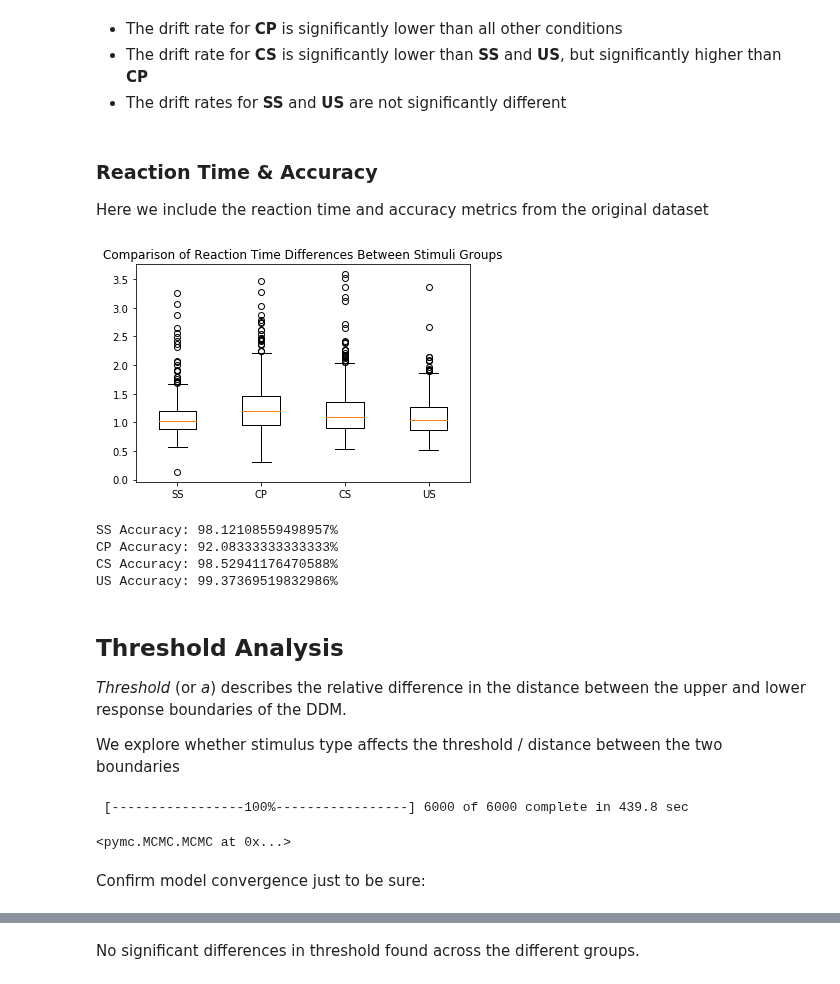
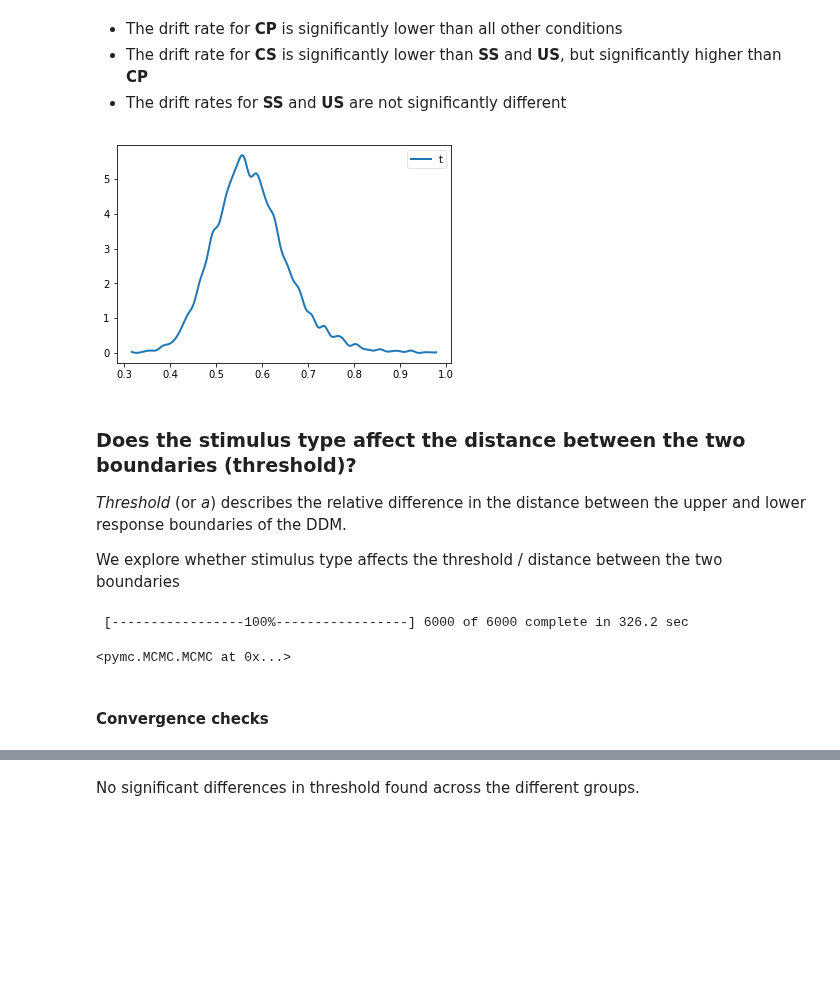
Before and after one commit to CPernet/LanguageDecision, a Jupyter notebook: language_decision/analysis_pilot.ipynb, the cells around one changed output, grey strips where cells are left out. Cells and saved outputs as stored; diff of their text form; code cells hidden in the pictures; blank space fills up the shorter version.

```diff
--- a/language_decision/analysis_pilot.ipynb
+++ b/language_decision/analysis_pilot.ipynb
@@ -127,52 +147,30 @@ P(CP > CS) = 0.00100334448161
 - The drift rate for **CP** is significantly lower than all other conditions
 - The drift rate for **CS** is significantly lower than **SS** and **US**, but significantly higher than **CP**
 - The drift rates for **SS** and **US** are not significantly different
-# %% [markdown]
-### Reaction Time & Accuracy
-
-Here we include the reaction time and accuracy metrics from the original dataset
-# %%
-us = pilot_subjects.loc[pilot_subjects['stim'] == 'US']
-ss = pilot_subjects.loc[pilot_subjects['stim'] == 'SS']
-cp = pilot_subjects.loc[pilot_subjects['stim'] == 'CP']
-cs = pilot_subjects.loc[pilot_subjects['stim'] == 'CS']
-
-plt.boxplot([ss.rt.values, cp.rt.values, cs.rt.values, us.rt.values],
-            labels=('SS', 'CP', 'CS', 'US'),)
-plt.title('Comparison of Reaction Time Differences Between Stimuli Groups')
-plt.show()
-# %% [output]
-[figure, removed]
-# %%
-ss_accuracy = (len([x for x in ss.response.values if x >= 1]) / len(ss.response.values)) * 100
-cp_accuracy = (len([x for x in cp.response.values if x >= 1]) / len(cp.response.values)) * 100
-cs_accuracy = (len([x for x in cs.response.values if x >= 1]) / len(cs.response.values)) * 100
-us_accuracy = (len([x for x in us.response.values if x >= 1]) / len(us.response.values)) * 100
-
-print("SS Accuracy: " + str(ss_accuracy) + "%")
-print("CP Accuracy: " + str(cp_accuracy) + "%")
-print("CS Accuracy: " + str(cs_accuracy) + "%")
-print("US Accuracy: " + str(us_accuracy) + "%")
-# %% [output]
-SS Accuracy: 98.12108559498957%
-CP Accuracy: 92.08333333333333%
-CS Accuracy: 98.52941176470588%
-US Accuracy: 99.37369519832986%
+# %%
+"""
+Distribution for the non-decision time t
+"""
+t = pilot_model.nodes_db.node[['t']]
+
+hddm.analyze.plot_posterior_nodes(t)
+# %% [output]
+[figure, added]
 # %% [markdown]
-## Threshold Analysis
+### Does the stimulus type affect the distance  between the two boundaries (threshold)?
 
 *Threshold* (or *a*) describes the relative difference in the distance between the upper and lower response boundaries of the DDM.
 
 We explore whether stimulus type affects the threshold / distance between the two boundaries
 # %%
-model_threshold = hddm.HDDM(pilot_subjects, depends_on={'v': 'stim', 'a': 'stim'}, bias=True)
-model_threshold.find_starting_values()
-model_threshold.sample(6000, burn=20)
+pilot_model_threshold = hddm.HDDM(pilot_data, depends_on={'v': 'stim', 'a': 'stim'})
+pilot_model_threshold.find_starting_values()
+pilot_model_threshold.sample(6000, burn=20)
 # %% [output]
- [-----------------100%-----------------] 6000 of 6000 complete in 439.8 sec
+ [-----------------100%-----------------] 6000 of 6000 complete in 326.2 sec
 <pymc.MCMC.MCMC at 0x...>
-# %% [markdown]
-Confirm model convergence just to be sure:
+# %% [markdown]
+#### Convergence checks
 # %%
 models_threshold = []
 for i in range(5):
```
Also changed, not shown: parts of 22 cells of this notebook.
